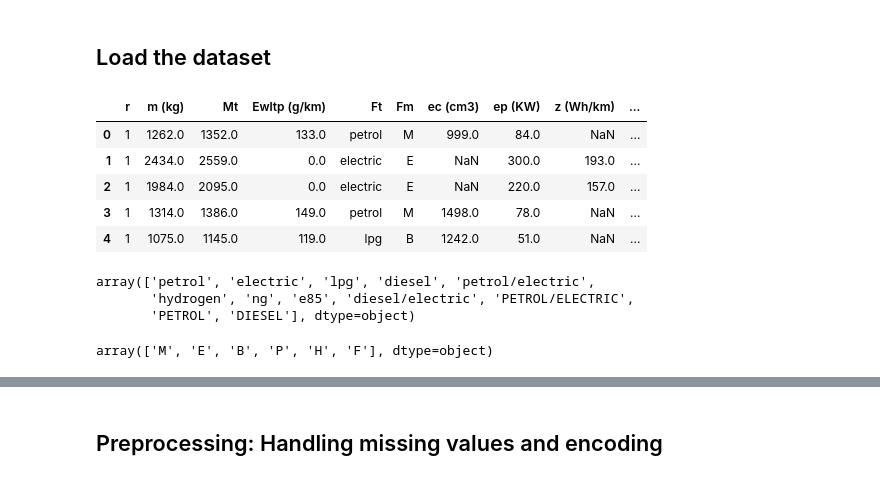
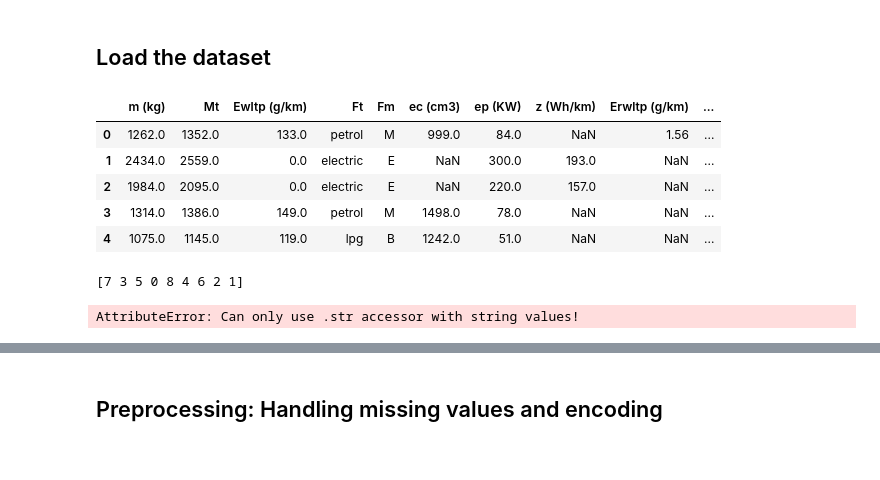
Before and after one commit to rohananpothle/Fuel_eff_pred_By_Rohan, a Jupyter notebook: Fuel_eff_pred_By_Rohan.ipynb, the cells around one changed output, grey strips where cells are left out. Cells and saved outputs as stored; diff of their text form; code cells hidden in the pictures.

```diff
--- a/Fuel_eff_pred_By_Rohan.ipynb
+++ b/Fuel_eff_pred_By_Rohan.ipynb
@@ -33,28 +33,26 @@ Supermarket_data
 # %%
 import pandas as pd
 import numpy as np
 import matplotlib.pyplot as plt
 import seaborn as sns
 #conn = sqlite3.connect('/content/drive/MyDrive/DataAnalysis/Database.db')
 data = pd.read_sql_query('Select * from Automobile_data' , conn)
+data = data.drop('r', axis=1)
 data.head()
 # %% [output]
-|  | r | m (kg) | Mt | Ewltp (g/km) | Ft | Fm | ec (cm3) | ep (KW) | z (Wh/km) | ... |
-| 0 | 1 | 1262.0 | 1352.0 | 133.0 | petrol | M | 999.0 | 84.0 | NaN | ... |
-| 1 | 1 | 2434.0 | 2559.0 | 0.0 | electric | E | NaN | 300.0 | 193.0 | ... |
-| 2 | 1 | 1984.0 | 2095.0 | 0.0 | electric | E | NaN | 220.0 | 157.0 | ... |
-| 3 | 1 | 1314.0 | 1386.0 | 149.0 | petrol | M | 1498.0 | 78.0 | NaN | ... |
-| 4 | 1 | 1075.0 | 1145.0 | 119.0 | lpg | B | 1242.0 | 51.0 | NaN | ... |
+|  | m (kg) | Mt | Ewltp (g/km) | Ft | Fm | ec (cm3) | ep (KW) | z (Wh/km) | Erwltp (g/km) | ... |
+| 0 | 1262.0 | 1352.0 | 133.0 | petrol | M | 999.0 | 84.0 | NaN | 1.56 | ... |
+| 1 | 2434.0 | 2559.0 | 0.0 | electric | E | NaN | 300.0 | 193.0 | NaN | ... |
+| 2 | 1984.0 | 2095.0 | 0.0 | electric | E | NaN | 220.0 | 157.0 | NaN | ... |
+| 3 | 1314.0 | 1386.0 | 149.0 | petrol | M | 1498.0 | 78.0 | NaN | NaN | ... |
+| 4 | 1075.0 | 1145.0 | 119.0 | lpg | B | 1242.0 | 51.0 | NaN | NaN | ... |
-# %%
-data.Ft.unique()
-# %% [output]
-array(['petrol', 'electric', 'lpg', 'diesel', 'petrol/electric',
-       'hydrogen', 'ng', 'e85', 'diesel/electric', 'PETROL/ELECTRIC',
-       'PETROL', 'DIESEL'], dtype=object)
-# %%
-data.Fm.unique()
-# %% [output]
-array(['M', 'E', 'B', 'P', 'H', 'F'], dtype=object)
+# %%
+print(data.Ft.unique())
+data['Ft'] = data['Ft'].str.lower()
+print(data.Ft.unique())
+# %% [output]
+[7 3 5 0 8 4 6 2 1]
+AttributeError: Can only use .str accessor with string values!
 # %%
 data.info()
 # %% [output]
```
Also changed, not shown: parts of 27 cells of this notebook.
